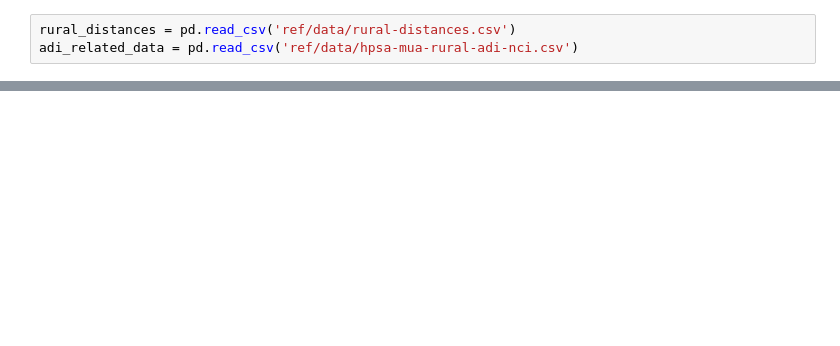
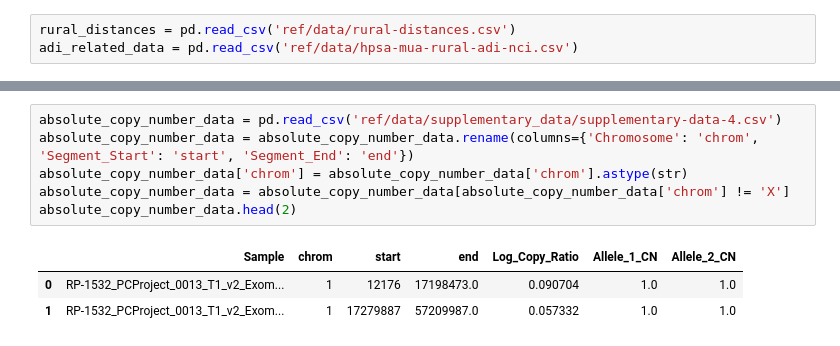
Before and after one commit to vanallenlab/mpcproject-paper, a Jupyter notebook: supplementary-figures.ipynb, the cells around one changed output, grey strips where cells are left out. Saved outputs shown, nothing was run; the diff lists cells and outputs as text; blank space fills up the shorter version.

Commit message:
update data and add supplementary figures

```diff
--- a/supplementary-figures.ipynb
+++ b/supplementary-figures.ipynb
@@ -80,0 +169,10 @@ These figures cannot be reproduced here because they contain information about g
+# %%
+absolute_copy_number_data = pd.read_csv('ref/data/supplementary_data/supplementary-data-4.csv')
+absolute_copy_number_data = absolute_copy_number_data.rename(columns={'Chromosome': 'chrom', 'Segment_Start': 'start', 'Segment_End': 'end'})
+absolute_copy_number_data['chrom'] = absolute_copy_number_data['chrom'].astype(str)
+absolute_copy_number_data = absolute_copy_number_data[absolute_copy_number_data['chrom'] != 'X']
+absolute_copy_number_data.head(2)
+# %% [output]
+|  | Sample | chrom | start | end | Log_Copy_Ratio | Allele_1_CN | Allele_2_CN |
+| 0 | RP-1532_PCProject_0013_T1_v2_Exom... | 1 | 12176 | 17198473.0 | 0.090704 | 1.0 | 1.0 |
+| 1 | RP-1532_PCProject_0013_T1_v2_Exom... | 1 | 17279887 | 57209987.0 | 0.057332 | 1.0 | 1.0 |
```
Also changed, not shown: parts of 25 cells of this notebook, 27 other files.
